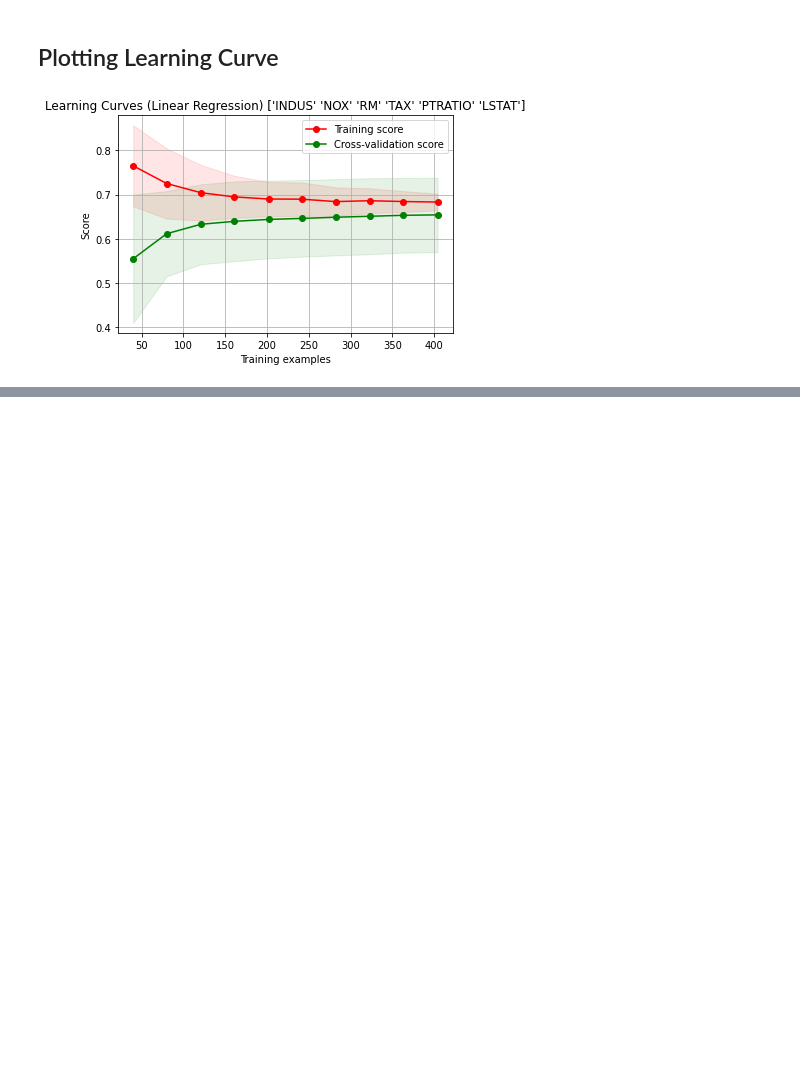
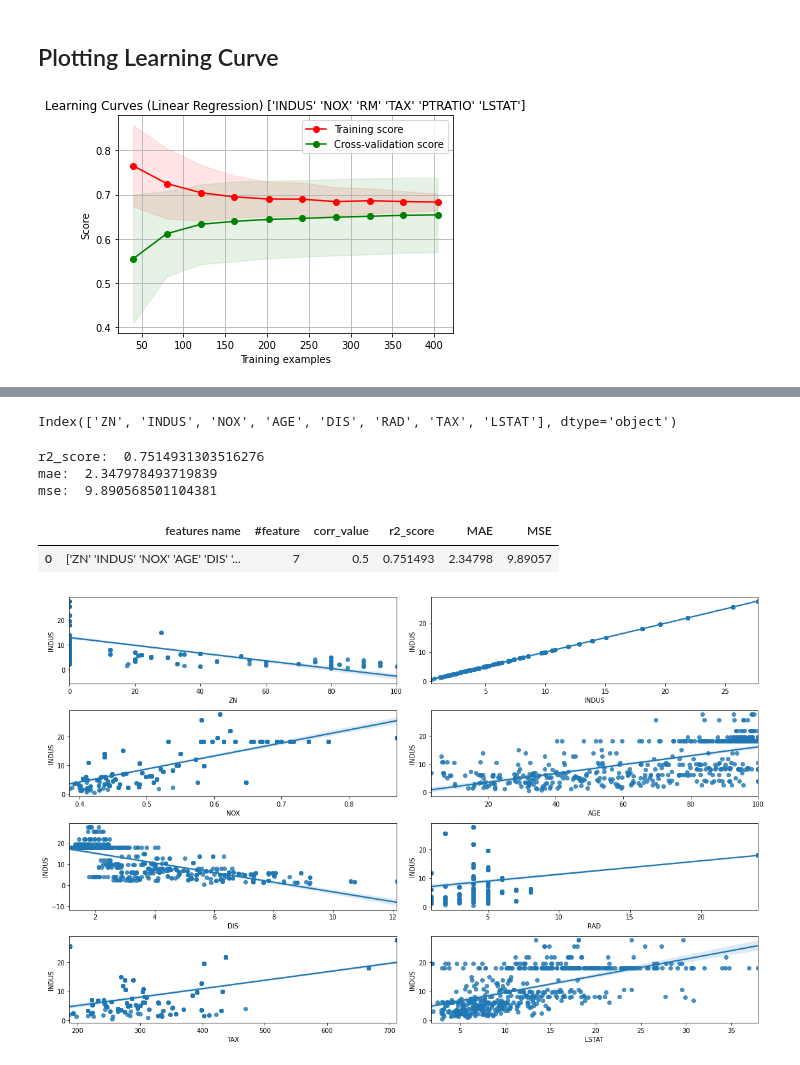
Before and after one commit to carlos-paezf/Deep_Learning, a Jupyter notebook: Primer_Corte/P1T4_S2_Linear Regression Machine Learning Crash Course.ipynb, the cells around one changed output, grey strips where cells are left out. Saved outputs shown, nothing was run; the diff lists cells and outputs as text; code cells hidden in the pictures; blank space fills up the shorter version.

```diff
--- a/Primer_Corte/P1T4_S2_Linear Regression Machine Learning Crash Course.ipynb
+++ b/Primer_Corte/P1T4_S2_Linear Regression Machine Learning Crash Course.ipynb
@@ -638,0 +721,16 @@ plt.show()
+# %%
+correlated_data.columns
+# %% [output]
+Index(['ZN', 'INDUS', 'NOX', 'AGE', 'DIS', 'RAD', 'TAX', 'LSTAT'], dtype='object')
+# %%
+score = r2_score(y_test, y_predict)
+mae = mean_absolute_error(y_test, y_predict)
+mse = mean_squared_error(y_test, y_predict)
+
+print('r2_score: ', score)
+print('mae: ', mae)
+print('mse: ', mse)
+# %% [output]
+r2_score:  0.7514931303516276
+mae:  2.347978493719839
+mse:  9.890568501104381
@@ -638,0 +744,20 @@ plt.show()
+# %%
+performance_metrics(correlated_data.columns.values, threshold, y_test, y_predict)
+# %% [output]
+|  | features name | #feature | corr_value | r2_score | MAE | MSE |
+| 0 | ['ZN' 'INDUS' 'NOX' 'AGE' 'DIS' '... | 7 | 0.5 | 0.751493 | 2.34798 | 9.89057 |
+# %%
+rows = 4
+cols = 2
+fig, ax = plt.subplots(nrows=rows, ncols=cols, figsize=(16,10))
+
+col = correlated_data.columns
+index = 0
+
+for i in range(rows):
+  for j in range(cols):
+    sns.regplot(x=correlated_data[col[index]], y=correlated_data['INDUS'], ax=ax[i][j])
+    index += 1
+fig.tight_layout()
+# %% [output]
+[figure, added]
```
Also changed, not shown: parts of 19 cells of this notebook.
